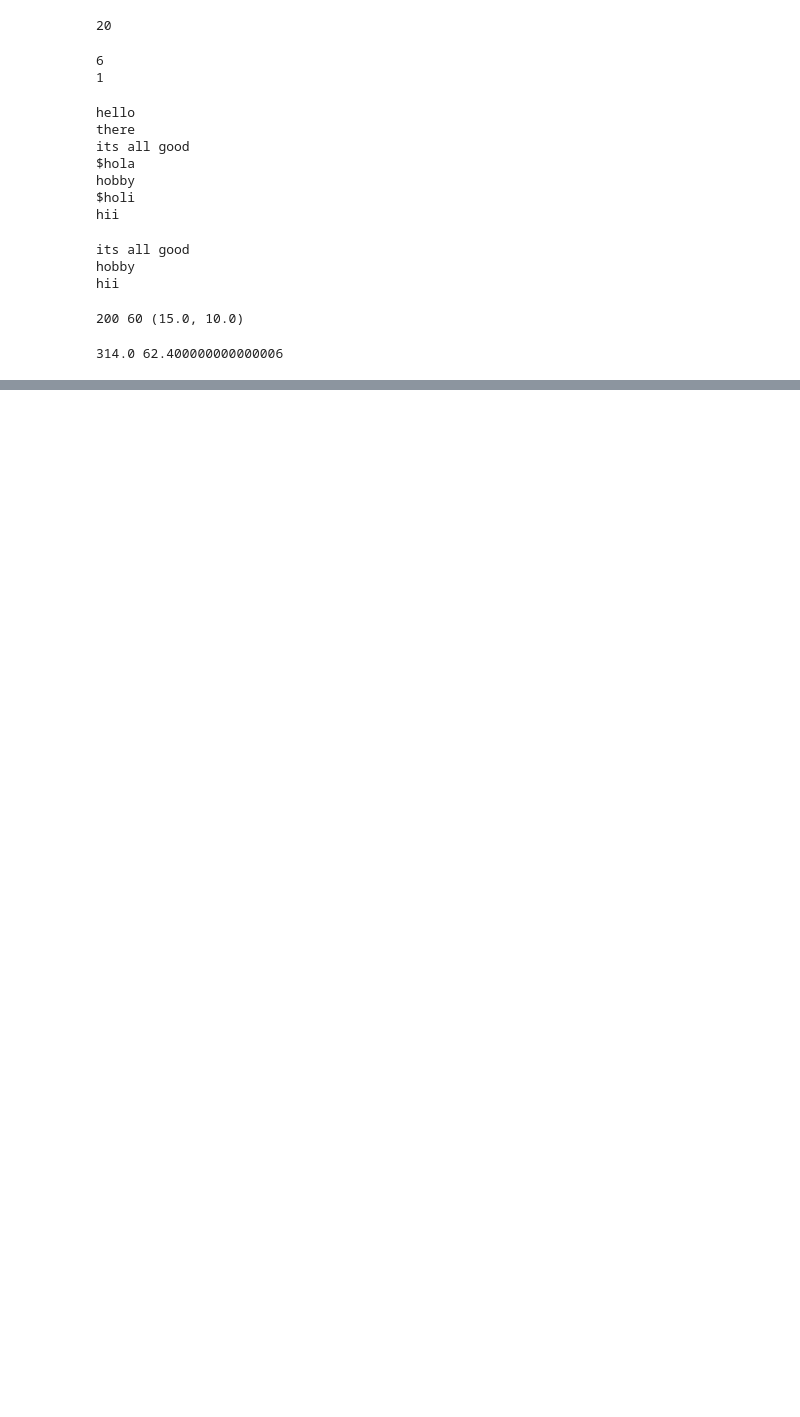
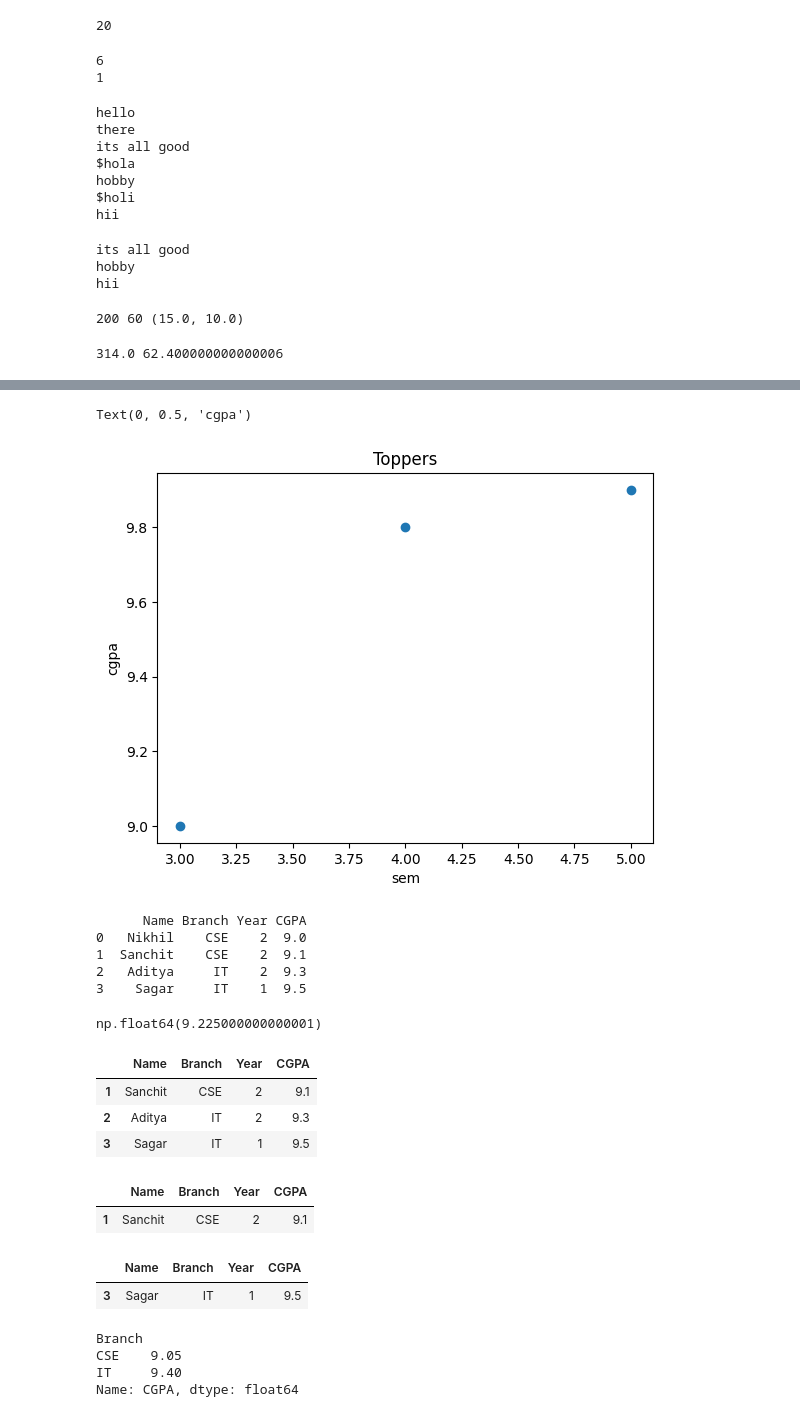
Before and after one commit to Coop04/Programming-Notes, a Jupyter notebook: Python/Problems/problems.ipynb, the cells around one changed output, grey strips where cells are left out. Saved outputs shown, nothing was run; the diff lists cells and outputs as text; code cells hidden in the pictures; blank space fills up the shorter version.

```diff
--- a/Python/Problems/problems.ipynb
+++ b/Python/Problems/problems.ipynb
@@ -173,0 +195,65 @@ print(cir.area(),cir.perimeter())
+# %%
+scatter(df['sem'],df['cgpa'])
+title('Toppers')
+xlabel('sem')
+ylabel('cgpa')
+# %% [output]
+Text(0, 0.5, 'cgpa')
+[figure, added]
+# %%
+import pandas as pd
+
+# Define the column names
+fields = ['Name', 'Branch', 'Year', 'CGPA']
+
+# Define the rows (cleaned and corrected)
+rows = [
+    ['Nikhil', 'CSE', '2', '9.0'],
+    ['Sanchit', 'CSE', '2', '9.1'],
+    ['Aditya', 'IT', '2', '9.3'],
+    ['Sagar', 'IT', '1', '9.5']
+]
+
+# Create the DataFrame
+df = pd.DataFrame(rows, columns=fields)
+
+# Display the DataFrame
+print(df)
+# %% [output]
+      Name Branch Year CGPA
+0   Nikhil    CSE    2  9.0
+1  Sanchit    CSE    2  9.1
+2   Aditya     IT    2  9.3
+3    Sagar     IT    1  9.5
+# %%
+df['CGPA']=df['CGPA'].astype(float)
+a = df['CGPA'].sum()
+b = df['CGPA'].count()
+a/b
+# %% [output]
+np.float64(9.225000000000001)
+# %%
+df[df['CGPA']>9]
+# %% [output]
+|  | Name | Branch | Year | CGPA |
+| 1 | Sanchit | CSE | 2 | 9.1 |
+| 2 | Aditya | IT | 2 | 9.3 |
+| 3 | Sagar | IT | 1 | 9.5 |
+# %%
+df[(df['CGPA']>9) & (df['Branch']=='CSE')]
+# %% [output]
+|  | Name | Branch | Year | CGPA |
+| 1 | Sanchit | CSE | 2 | 9.1 |
+# %%
+df[df['CGPA']==df['CGPA'].max()]
+# %% [output]
+|  | Name | Branch | Year | CGPA |
+| 3 | Sagar | IT | 1 | 9.5 |
+# %%
+average_cgpa = df.groupby('Branch')['CGPA'].mean()
+average_cgpa
+# %% [output]
+Branch
+CSE    9.05
+IT     9.40
+Name: CGPA, dtype: float64
```
Also changed, not shown: parts of 15 cells of this notebook, 8 other files.
